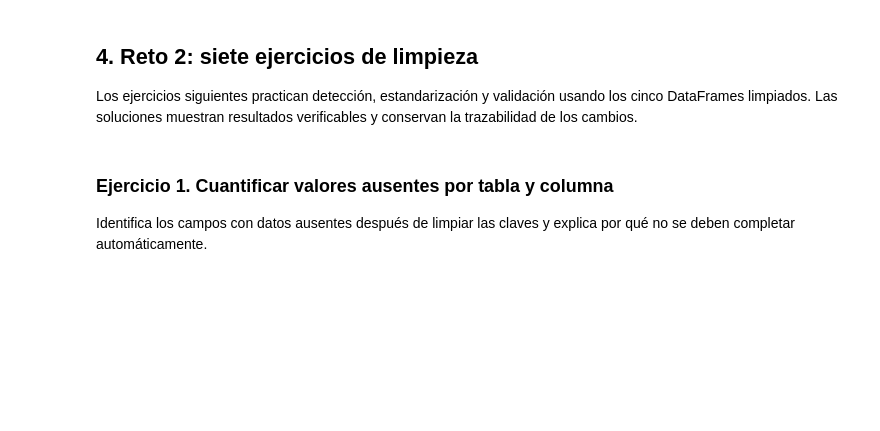
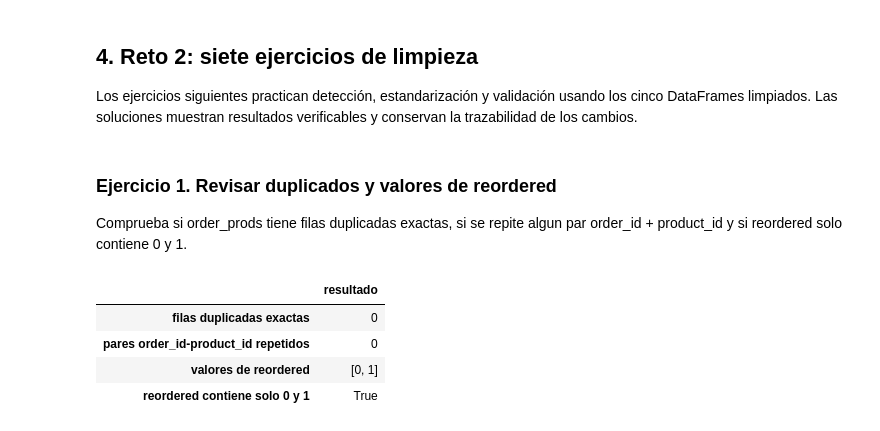
Before and after one commit to orozco231212/INSTARCARD_ANALISIS, a Jupyter notebook: instacart-analisis/notebooks/pandas_labs.ipynb, the cells around one changed output. Saved outputs shown, nothing was run; the diff lists cells and outputs as text; code cells hidden in the pictures; blank space fills up the shorter version.

```diff
--- a/instacart-analisis/notebooks/pandas_labs.ipynb
+++ b/instacart-analisis/notebooks/pandas_labs.ipynb
@@ -264,15 +328,41 @@ if not quality_checks["resultado"].all():
 Los ejercicios siguientes practican detección, estandarización y validación usando los cinco DataFrames limpiados. Las soluciones muestran resultados verificables y conservan la trazabilidad de los cambios.
 # %% [markdown]
-### Ejercicio 1. Cuantificar valores ausentes por tabla y columna
+### Ejercicio 1. Revisar duplicados y valores de reordered
 
-Identifica los campos con datos ausentes después de limpiar las claves y explica por qué no se deben completar automáticamente.
+Comprueba si order_prods tiene filas duplicadas exactas, si se repite algun par order_id + product_id y si reordered solo contiene 0 y 1.
 # %%
-missing_counts = pd.concat(
-    {
-        name: frame.isna().sum()
-        for name, frame in cleaned_data.items()
-    },
-    names=["tabla", "columna"],
-).rename("valores_ausentes").reset_index()
-display(missing_counts.loc[missing_counts["valores_ausentes"].gt(0)])
+exact_duplicates = int(order_prods.duplicated().sum())
+duplicate_pairs = order_prods.duplicated(
+    subset=["order_id", "product_id"], keep=False
+)
+duplicate_pair_count = order_prods.loc[
+    duplicate_pairs, ["order_id", "product_id"]
+].drop_duplicates().shape[0]
+reordered_values = sorted(order_prods["reordered"].dropna().unique().tolist())
+reordered_is_binary = order_prods["reordered"].isin([0, 1]).all()
+
+display(
+    pd.DataFrame(
+        {
+            "resultado": [
+                exact_duplicates,
+                duplicate_pair_count,
+                reordered_values,
+                reordered_is_binary,
+            ]
+        },
+        index=[
+            "filas duplicadas exactas",
+            "pares order_id-product_id repetidos",
+            "valores de reordered",
+            "reordered contiene solo 0 y 1",
+        ],
+    )
+)
+# %% [output]
+|  | resultado |
+| filas duplicadas exactas | 0 |
+| pares order_id-product_id repetidos | 0 |
+| valores de reordered | [0, 1] |
+| reordered contiene solo 0 y 1 | True |
 # %% [markdown]
```
Also changed, not shown: parts of 29 cells of this notebook.
